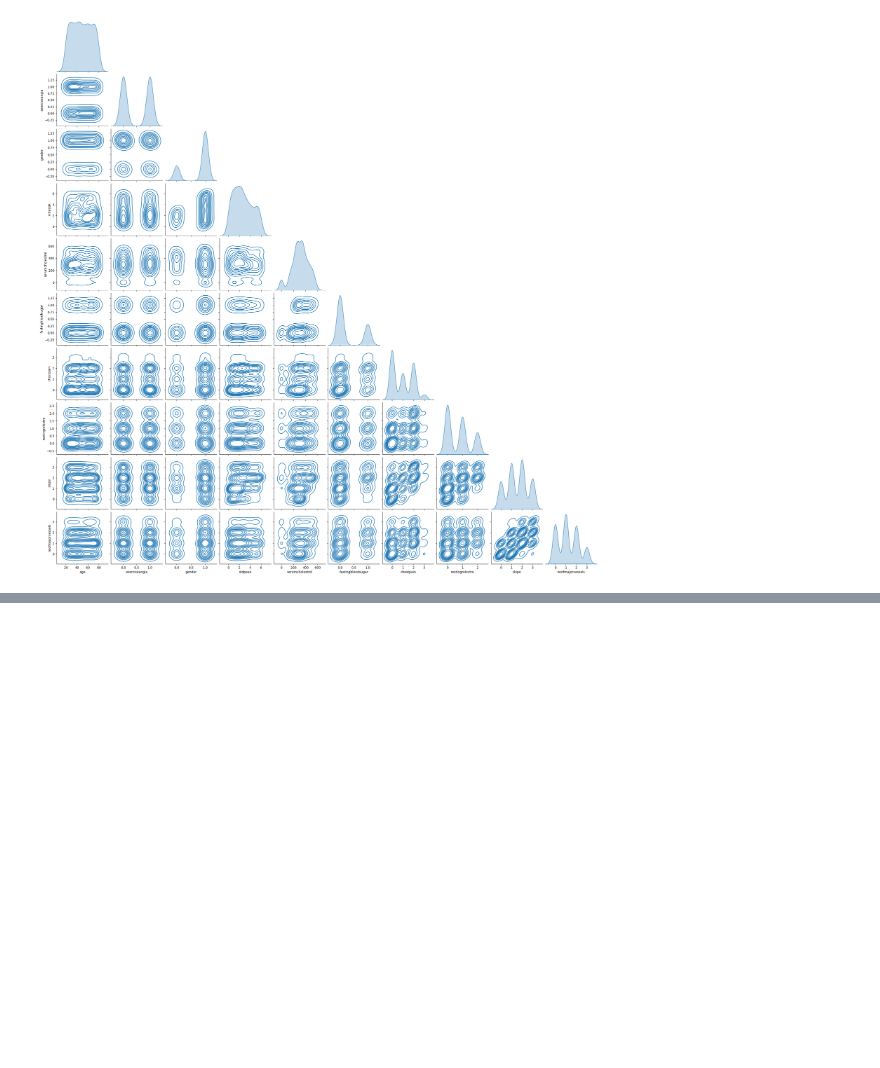
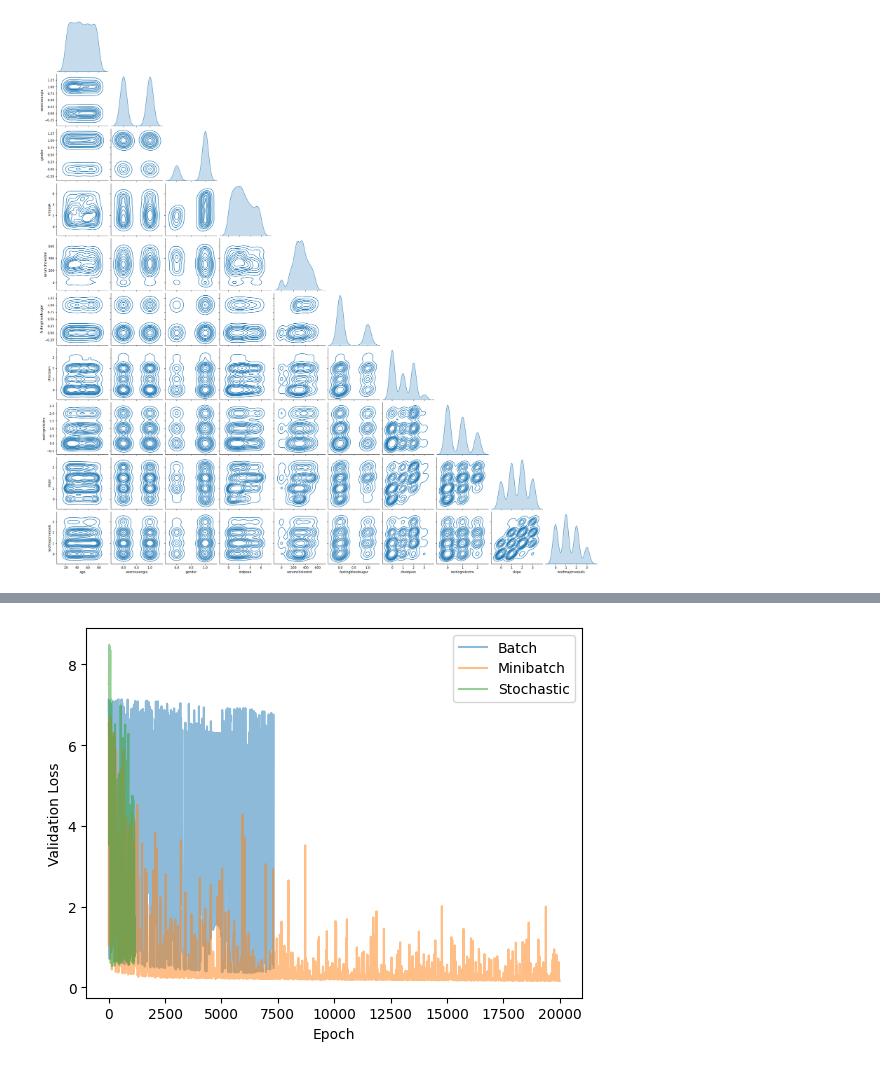
Before and after one commit to csch7/CSCI-4170, a Jupyter notebook: Homework-01/Logistic_Regression.ipynb, the cells around one changed output, grey strips where cells are left out. Drawn from its saved outputs; the diff is of its cells as text; code cells hidden in the pictures; blank space fills up the shorter version.

```diff
--- a/Homework-01/Logistic_Regression.ipynb
+++ b/Homework-01/Logistic_Regression.ipynb
@@ -153,15 +154,0 @@ def grad_desc(targets, data, B, epochs, eta):
-# %%
-epochs = 200000
-eta = 0.0005
-
-W, b, ls = grad_desc(target, df, df.shape[0], epochs, eta)
-X = np.array(df).T
-
-print(np.sum(np.abs(np.round(1/(1+np.exp(-1*(np.matmul(W.T, X)+b))).T-target))))
-print(W)
-print(b)
-
-fig, axs = plt.subplots(10,1, figsize=(8,16))
-for i in range(10):
-  axs[i].plot(np.arange(0, epochs), ls[i])
-  axs[i].title.set_text(df.columns[i])
@@ -181,0 +288,80 @@ for i in range(10):
+# %%
+# Default hyperparameters
+epochs = 20000
+eta = 0.0005
+early_stop = 1000
+batch_size = 32
+gamma = 0.7
+
+# Split dataset into training, validation, and test at a ratio of 3:1:1.
+np.random.shuffle(np.array(df))
+train_data = df[:int(df.shape[0]*0.6)]
+train_target = target[:int(df.shape[0]*0.6)]
+valid_data = np.array(df[int(df.shape[0]*0.6):int(df.shape[0]*0.8)])
+valid_target = np.array(target[int(df.shape[0]*0.6):int(df.shape[0]*0.8)])
+test_data = df[int(df.shape[0]*0.8):]
+test_target = target[int(df.shape[0]*0.8):]
+
+start = time.time()
+W, b, val_losses_batch, lossesBatch = grad_desc(train_target, train_data, valid_target, valid_data, train_data.shape[0], epochs, eta, early_stop)
+end = time.time()
+
+print("Test error for batch grad descent: {}".format(calc_error(test_data.T, test_target, W, b)))
+print("Time to complete batch grad descent: {:.2f} seconds".format(end-start))
+plt.plot(np.arange(0, np.shape(val_losses_batch)[0]*10, 10), val_losses_batch, label="Batch", alpha=0.5)
+
+start = time.time()
+W, b, val_losses_mini, lossesMini = grad_desc(train_target, train_data, valid_target, valid_data, batch_size, epochs, eta, early_stop)
+end = time.time()
+
+print("Test error for minibatch grad descent: {}".format(calc_error(test_data.T, test_target, W, b)))
+print("Time to complete minibatch grad descent: {:.2f} seconds".format(end-start))
+plt.plot(np.arange(0, np.shape(val_losses_mini)[0]*10, 10), val_losses_mini, label="Minibatch", alpha=0.5)
+
+start = time.time()
+W, b, val_losses_stoch, lossesStoch = grad_desc(train_target, train_data, valid_target, valid_data, 1, epochs, eta, early_stop)
+end = time.time()
+
+print("Test error for stochastic grad descent: {}".format(calc_error(test_data.T, test_target, W, b)))
+print("Time to complete stochastic grad descent: {:.2f} seconds".format(end-start))
+plt.plot(np.arange(0, np.shape(val_losses_stoch)[0]*10, 10), val_losses_stoch, label="Stochastic", alpha=0.5)
+plt.legend()
+plt.xlabel("Epoch")
+plt.ylabel("Validation Loss")
+plt.plot()
+plt.show()
+
+avg_losses_batch = np.array([np.mean(val_losses_batch[i-10:i]) for i in range(10, len(val_losses_batch), 10)])
+avg_losses_mini = np.array([np.mean(val_losses_mini[i-10:i]) for i in range(10, len(val_losses_mini), 10)])
+avg_losses_stoch = np.array([np.mean(val_losses_stoch[i-10:i]) for i in range(10, len(val_losses_stoch), 10)])
+plt.plot(np.arange(0, len(avg_losses_batch))*100, avg_losses_batch, label="Batch", marker=",")
+plt.plot(np.arange(0, len(avg_losses_mini))*100, avg_losses_mini, label="Mini-Batch", marker=",")
+plt.plot(np.arange(0, len(avg_losses_stoch))*100, avg_losses_stoch, label="Stochastic", marker=",")
+plt.ylabel("Loss / 100 epochs")
+plt.yscale("log")
+plt.xlabel("Epoch")
+plt.legend()
+plt.show()
+
+plt.plot(np.arange(0, len(lossesBatch)), lossesBatch, label="Batch", alpha=0.5)
+plt.plot(np.arange(0, len(lossesMini)), lossesMini, label="Mini-Batch", alpha=0.5)
+plt.plot(np.arange(0, len(lossesStoch)), lossesStoch, label="Stochastic", alpha=0.5)
+plt.ylabel("Loss")
+plt.xlabel("Epoch")
+plt.legend()
+plt.show()
+
+avg_costs_batch = np.array([np.mean(lossesBatch[i-100:i]) for i in range(100, len(lossesBatch), 100)])
+avg_costs_mini = np.array([np.mean(lossesMini[i-100:i]) for i in range(100, len(lossesMini), 100)])
+avg_costs_stoch = np.array([np.mean(lossesStoch[i-100:i]) for i in range(100, len(lossesStoch), 100)])
+
+
+plt.plot(np.arange(0, len(avg_costs_batch))*100, avg_costs_batch, label="Batch", marker=",")
+plt.plot(np.arange(0, len(avg_costs_mini))*100, avg_costs_mini, label="Mini-Batch", marker=",")
+plt.plot(np.arange(0, len(avg_costs_stoch))*100, avg_costs_stoch, label="Stochastic", marker=",")
+plt.ylabel("Loss / 100 epochs")
+# plt.yscale("log")
+plt.xlabel("Epoch")
+plt.legend()
+plt.show()
+# %% [output]
@@ -181,0 +374 @@ for i in range(10):
+[figure, added]
```
Also changed, not shown: parts of 22 cells of this notebook.
